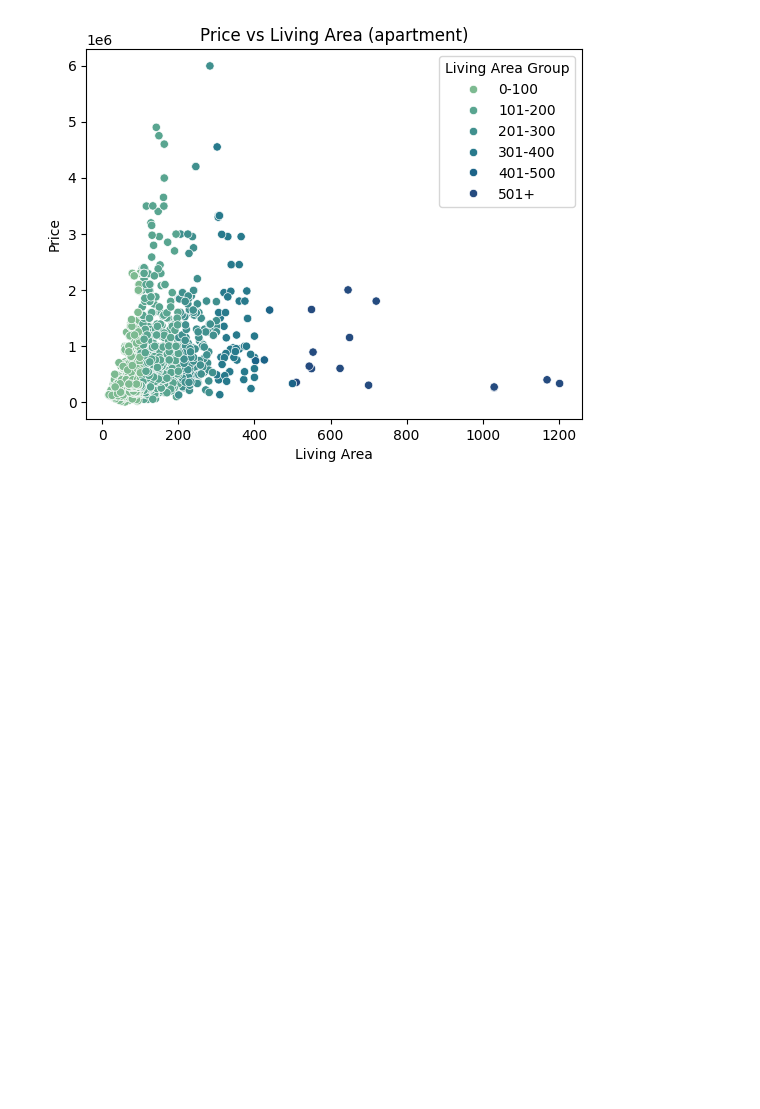
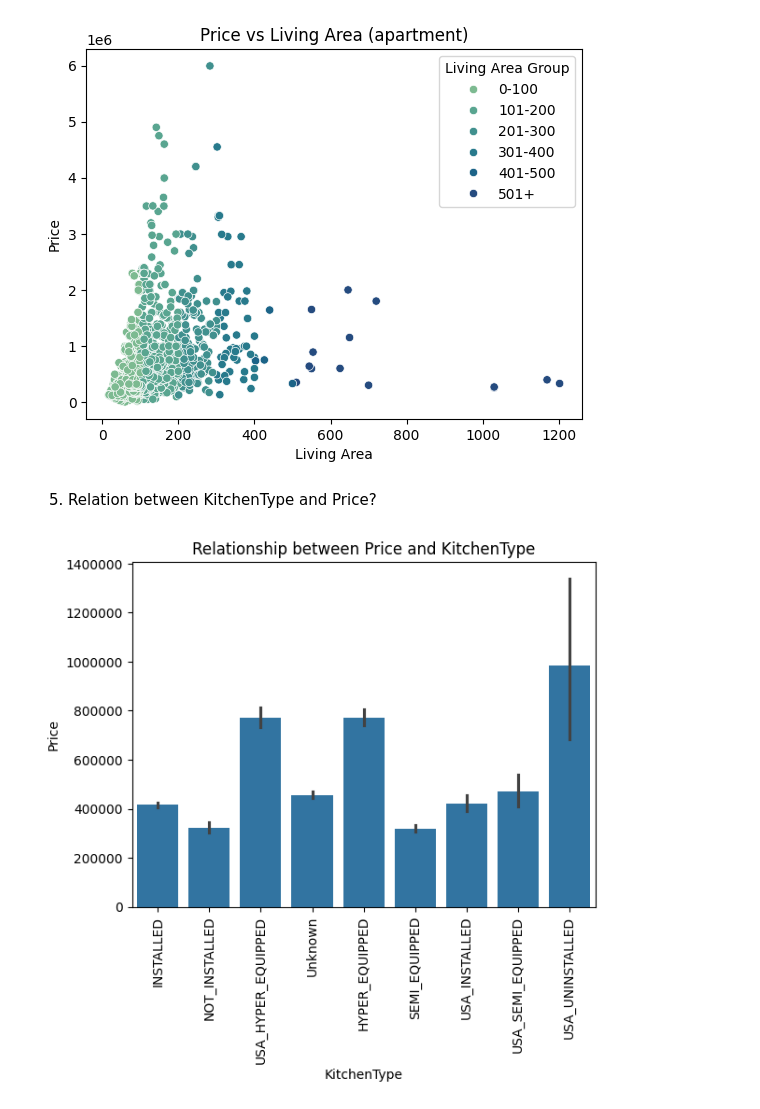
Before and after one commit to gnadela/immoeliza-analysis, a Jupyter notebook: analysis/Notebook_caro.ipynb, the cells around one changed output. Saved outputs shown, nothing was run; the diff lists cells and outputs as text; code cells hidden in the pictures; blank space fills up the shorter version.

```diff
--- a/analysis/Notebook_caro.ipynb
+++ b/analysis/Notebook_caro.ipynb
@@ -354,3 +371,15 @@ plt.show()
 # %% [output]
 [figure]
 [figure]
+# %% [markdown]
+5. Relation between KitchenType and Price?
+# %%
+data['KitchenType'] = data['KitchenType'].fillna('Unknown')
+sns.barplot(data=data, x="KitchenType",y="Price")
+#sns.lineplot(data=data, x="KitchenType", y="Price")
+plt.ticklabel_format(style='plain', axis= 'y')
+plt.title('Relationship between Price and KitchenType')
+plt.xticks(rotation=90)
+plt.show()
+# %% [output]
+[figure, added]
```
Also changed, not shown: parts of 23 cells of this notebook, 1 other file.
